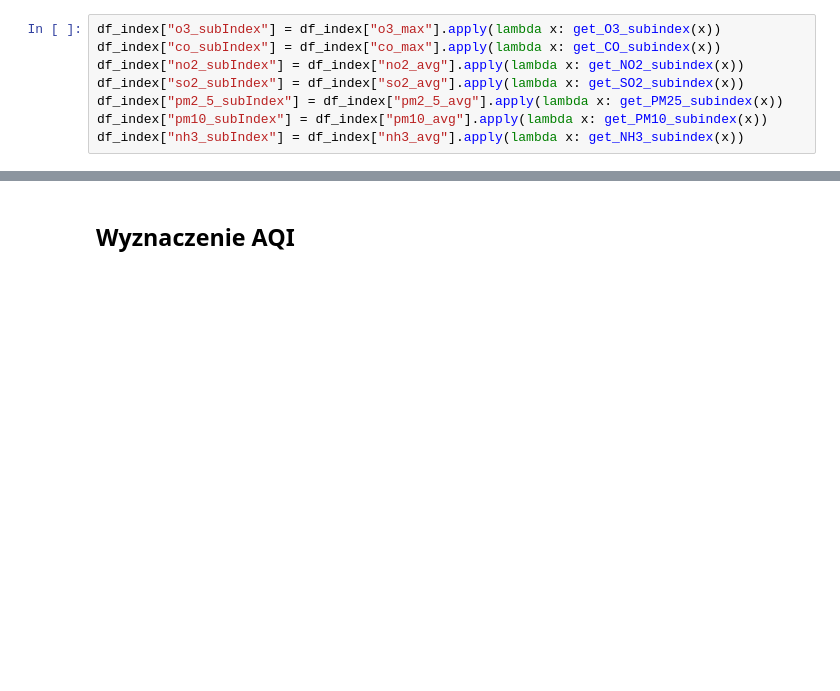
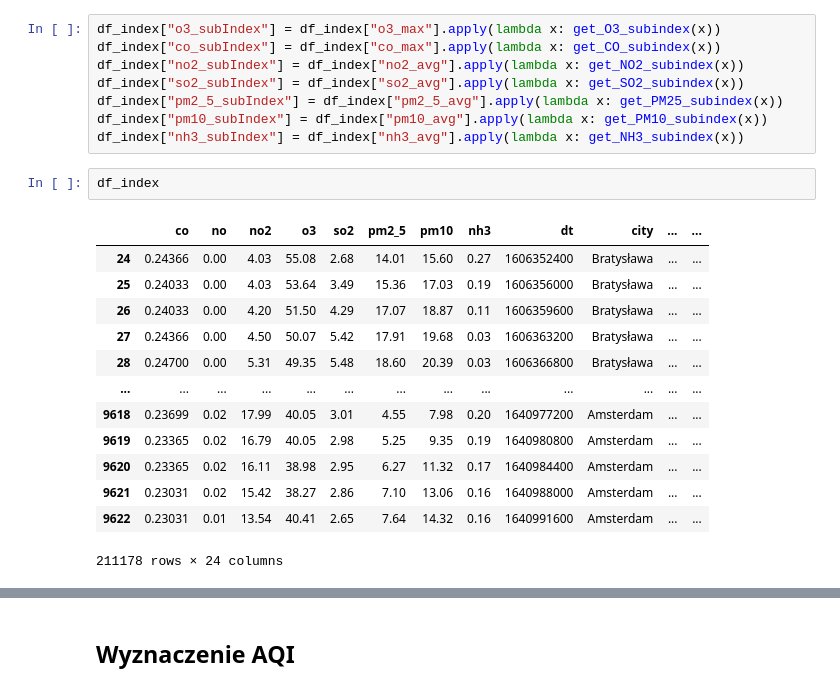
Before and after one commit to MiloszSojka/AQI_INWD, a Jupyter notebook: main.ipynb, the cells around one changed output, grey strips where cells are left out. Cells and saved outputs as stored; diff of their text form; blank space fills up the shorter version.

```diff
--- a/main.ipynb
+++ b/main.ipynb
@@ -213,3 +296,19 @@ df_index["so2_subIndex"] = df_index["so2_avg"].apply(lambda x: get_SO2_subindex(
 df_index["pm2_5_subIndex"] = df_index["pm2_5_avg"].apply(lambda x: get_PM25_subindex(x))
 df_index["pm10_subIndex"] = df_index["pm10_avg"].apply(lambda x: get_PM10_subindex(x))
 df_index["nh3_subIndex"] = df_index["nh3_avg"].apply(lambda x: get_NH3_subindex(x))
+# %%
+df_index
+# %% [output]
+|  | co | no | no2 | o3 | so2 | pm2_5 | pm10 | nh3 | dt | city | ... | ... |
+| 24 | 0.24366 | 0.00 | 4.03 | 55.08 | 2.68 | 14.01 | 15.60 | 0.27 | 1606352400 | Bratysława | ... | ... |
+| 25 | 0.24033 | 0.00 | 4.03 | 53.64 | 3.49 | 15.36 | 17.03 | 0.19 | 1606356000 | Bratysława | ... | ... |
+| 26 | 0.24033 | 0.00 | 4.20 | 51.50 | 4.29 | 17.07 | 18.87 | 0.11 | 1606359600 | Bratysława | ... | ... |
+| 27 | 0.24366 | 0.00 | 4.50 | 50.07 | 5.42 | 17.91 | 19.68 | 0.03 | 1606363200 | Bratysława | ... | ... |
+| 28 | 0.24700 | 0.00 | 5.31 | 49.35 | 5.48 | 18.60 | 20.39 | 0.03 | 1606366800 | Bratysława | ... | ... |
+| ... | ... | ... | ... | ... | ... | ... | ... | ... | ... | ... | ... | ... |
+| 9618 | 0.23699 | 0.02 | 17.99 | 40.05 | 3.01 | 4.55 | 7.98 | 0.20 | 1640977200 | Amsterdam | ... | ... |
+| 9619 | 0.23365 | 0.02 | 16.79 | 40.05 | 2.98 | 5.25 | 9.35 | 0.19 | 1640980800 | Amsterdam | ... | ... |
+| 9620 | 0.23365 | 0.02 | 16.11 | 38.98 | 2.95 | 6.27 | 11.32 | 0.17 | 1640984400 | Amsterdam | ... | ... |
+| 9621 | 0.23031 | 0.02 | 15.42 | 38.27 | 2.86 | 7.10 | 13.06 | 0.16 | 1640988000 | Amsterdam | ... | ... |
+| 9622 | 0.23031 | 0.01 | 13.54 | 40.41 | 2.65 | 7.64 | 14.32 | 0.16 | 1640991600 | Amsterdam | ... | ... |
+211178 rows × 24 columns
```
Also changed, not shown: parts of 14 cells of this notebook, 2 other files.
